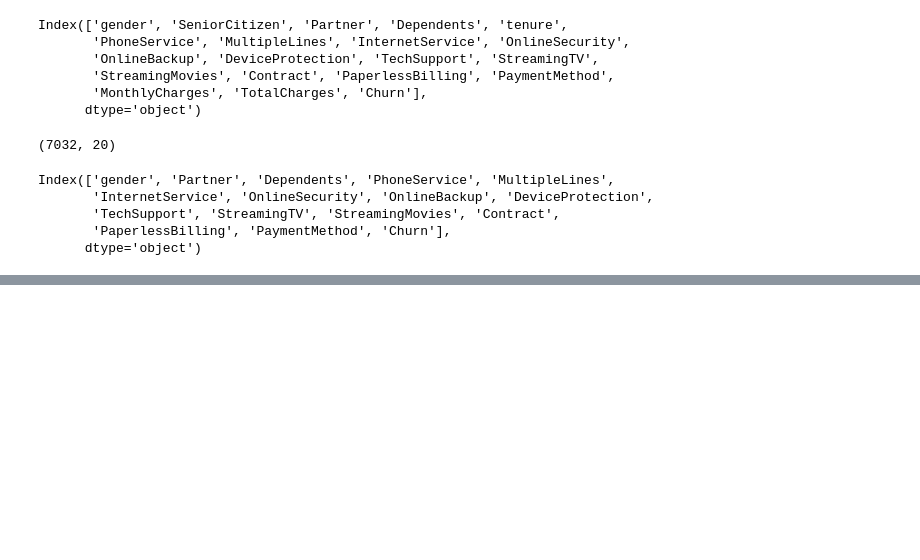
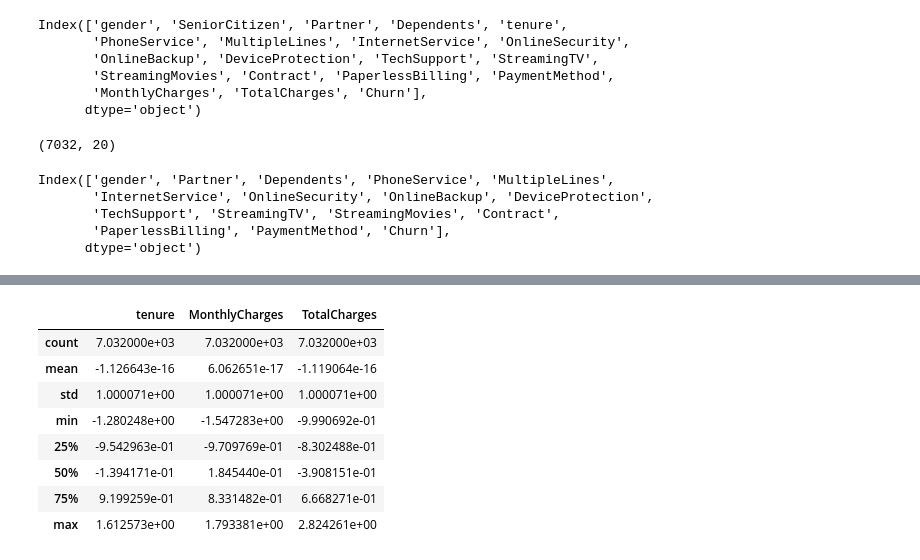
Before and after one commit to munshifff/Churn-Prediction, a Jupyter notebook: churn.ipynb, the cells around one changed output, grey strips where cells are left out. Drawn from its saved outputs; the diff is of its cells as text; code cells hidden in the pictures; blank space fills up the shorter version.

```diff
--- a/churn.ipynb
+++ b/churn.ipynb
@@ -195,0 +252,17 @@ Index(['gender', 'Partner', 'Dependents', 'PhoneService', 'MultipleLines',
+# %%
+num_cols = ["tenure", "MonthlyCharges", "TotalCharges"]
+# %%
+scaler = StandardScaler()
+df_encoded[num_cols] = scaler.fit_transform(df_encoded[num_cols])
+# %%
+df_encoded[num_cols].describe()
+# %% [output]
+|  | tenure | MonthlyCharges | TotalCharges |
+| count | 7.032000e+03 | 7.032000e+03 | 7.032000e+03 |
+| mean | -1.126643e-16 | 6.062651e-17 | -1.119064e-16 |
+| std | 1.000071e+00 | 1.000071e+00 | 1.000071e+00 |
+| min | -1.280248e+00 | -1.547283e+00 | -9.990692e-01 |
+| 25% | -9.542963e-01 | -9.709769e-01 | -8.302488e-01 |
+| 50% | -1.394171e-01 | 1.845440e-01 | -3.908151e-01 |
+| 75% | 9.199259e-01 | 8.331482e-01 | 6.668271e-01 |
+| max | 1.612573e+00 | 1.793381e+00 | 2.824261e+00 |
```
Also changed, not shown: parts of 24 cells of this notebook.
